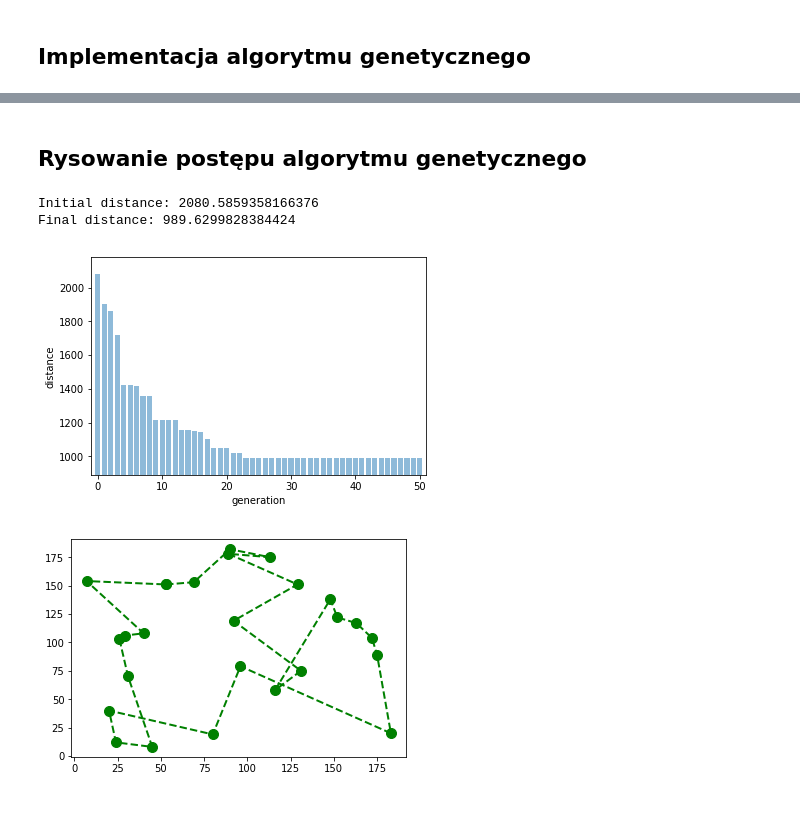
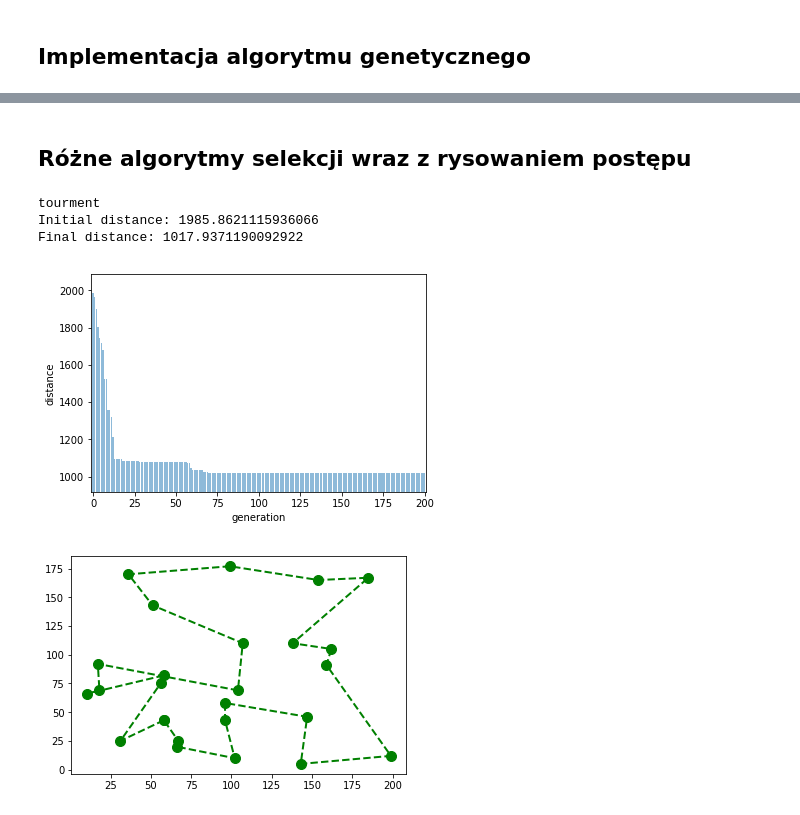
Before and after one commit to Dezyderata/NAI_lab1, a Jupyter notebook: Copy_of_lab1_szablon.ipynb, the cells around one changed output, grey strips where cells are left out. Drawn from its saved outputs; the diff is of its cells as text; code cells hidden in the pictures.

Commit message:
Analysis of convergence times of solutions and achieved results

```diff
--- a/Copy_of_lab1_szablon.ipynb
+++ b/Copy_of_lab1_szablon.ipynb
@@ -180,10 +173,37 @@ def mutatePopulation(population, mutationRate):
+# %%
+def selection_tournament(popRanked, eliteSize):
+    selectionResults = []
+    for i in range(eliteSize):
+      selectionResults.append(popRanked[i][0])
+    for i in range(len(popRanked) - eliteSize):
+      sam = sample(popRanked, 7)
+      winner = max(sam, key = lambda x : x[1])[0]
+      selectionResults.append(winner)
+    return selectionResults
 # %%
-# Funkcja zbierajaca wszystkie kroki: ocena przystosowania populacji,
-# algorytm selekcji, reprodukca i mutacja. Tworzy nowa generacje.
-def nextGeneration(currentGen, eliteSize, mutationRate):
+def nextGeneration_tournament(currentGen, eliteSize, mutationRate):
     popRanked = rankRoutes(currentGen)
-    selectionResults = selection(popRanked, eliteSize)
+    selectionResults = selection_tournament(popRanked, eliteSize)
     matingpool = matingPool(currentGen, selectionResults)
     children = breedPopulation(matingpool, eliteSize)
     nextGeneration = mutatePopulation(children, mutationRate)
     return nextGeneration
+# %%
+# Zadanie 8*: Zaimplementuj funkcje, ktora bedzie rysowala w jaki sposob
+# zmienia sie odleglosc w kazdej generacji. Os X niech reprezentuje numer generacji,
+# a os Y - niech reprezentuje odleglosc. - 2 ptk
+#tourment
+def geneticAlgorithmPlot_tournament(pop, population, popSize, eliteSize, mutationRate, generations):
+#     pop = initialPopulation(popSize, population)
+    print("tournament")
+    steps = []
+    print("Initial distance: " + str(1 / rankRoutes(pop)[0][1]))
+    for i in range(0, generations):
+        steps.append(1 / rankRoutes(pop)[0][1])
+        pop = nextGeneration_tournament(pop, eliteSize, mutationRate)
+    print("Final distance: " + str(1 / rankRoutes(pop)[0][1]))
+    steps.append(1 / rankRoutes(pop)[0][1])
+    printAll(steps)
+    bestRouteIndex = rankRoutes(pop)[0][0]
+    bestRoute = pop[bestRouteIndex]
+    return bestRoute
@@ -218,8 +337,7 @@ def drawSingleRoute(route):
 # %%
-# Stworzenie listy miast, na poczatek 25 miast
-
+# Stworzenie listy miast, na poczatek 25 miast wraz z inicjacją pierwotnej populacji, co umożliwi porównanie sposobów selekcji
 cityList = []
-
 for i in range(0,25):
     cityList.append(City(x=int(random.random() * 200), y=int(random.random() * 200)))
+pop = initialPopulation(100, cityList)
 # %%
@@ -234,2 +351,0 @@ Final distance: 990.5222633736078
-# %% [markdown]
-## Rysowanie postępu algorytmu genetycznego
@@ -253,9 +352,12 @@ def geneticAlgorithmPlot(population, popSize, eliteSize, mutationRate, generatio
+# %% [markdown]
+## Różne algorytmy selekcji wraz z rysowaniem postępu
 # %%
-bestRoute2 = geneticAlgorithmPlot(population=cityList, popSize=100, eliteSize=20, mutationRate=0.01, generations=50)
+bestRoute_tournament = geneticAlgorithmPlot_tournament(pop, population=cityList, popSize=100, eliteSize=20, mutationRate=0.02, generations=200)
 
-drawSingleRoute(bestRoute2)
+drawSingleRoute(bestRoute_tournament)
 # %% [output]
-Initial distance: 2080.5859358166376
-Final distance: 989.6299828384424
+tourment
+Initial distance: 1985.8621115936066
+Final distance: 1017.9371190092922
-[figure, old version]
+[figure, new version]
-[figure, old version]
+[figure, new version]
```
Also changed, not shown: parts of 37 cells of this notebook.
